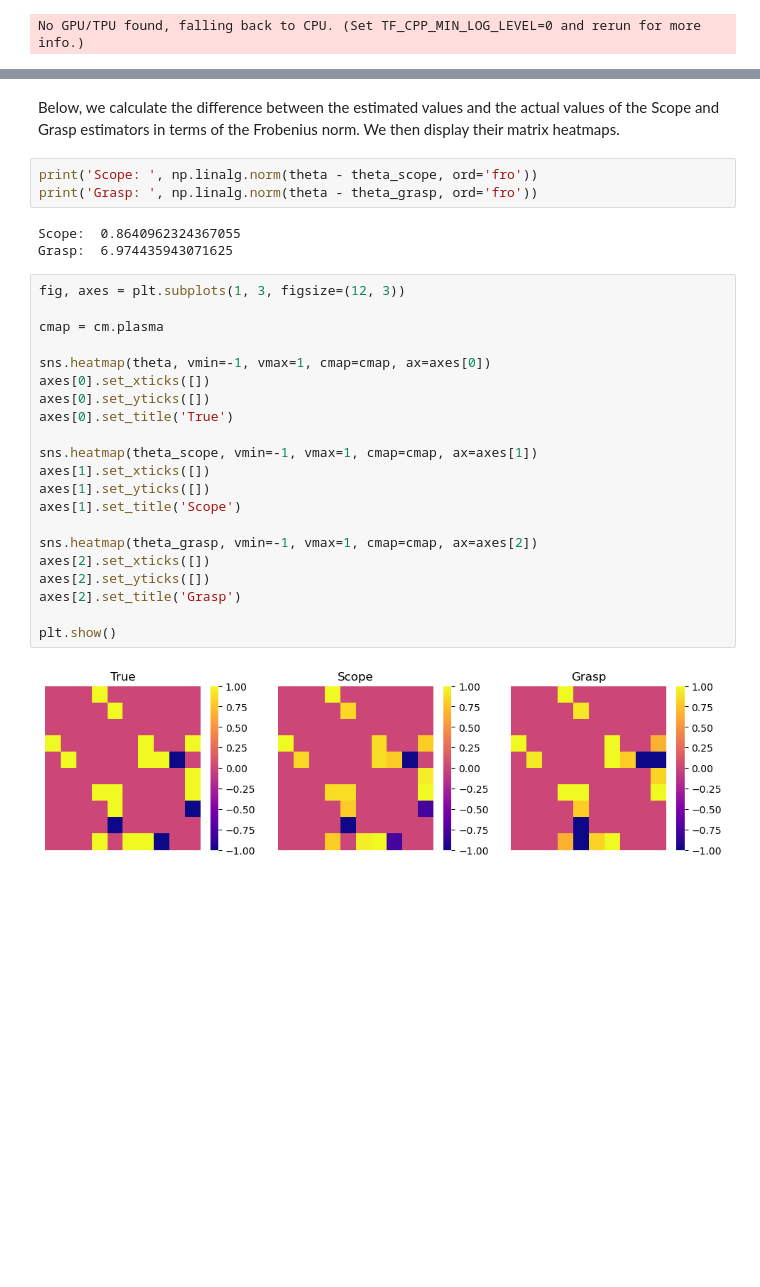
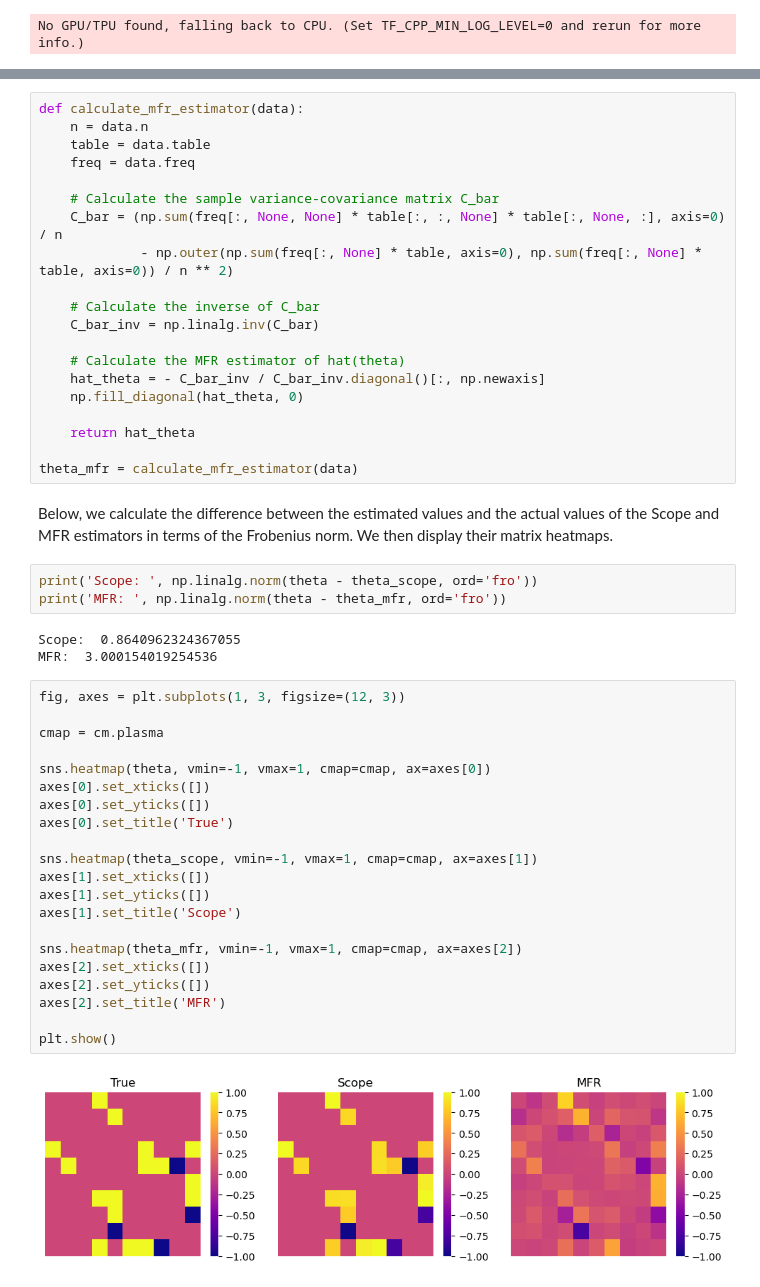
Before and after one commit to abess-team/skscope, a Jupyter notebook: docs/source/userguide/examples/Graphical Models/ising-model.ipynb, the cells around one changed output, grey strips where cells are left out. Cells and saved outputs as stored; diff of their text form; blank space fills up the shorter version.

```diff
--- a/docs/source/userguide/examples/Graphical Models/ising-model.ipynb
+++ b/docs/source/userguide/examples/Graphical Models/ising-model.ipynb
@@ -182,31 +171,51 @@ theta_grasp = np.where(
+# %%
+def calculate_mfr_estimator(data):
+    n = data.n
+    table = data.table
+    freq = data.freq
+
+    # Calculate the sample variance-covariance matrix C_bar
+    C_bar = (np.sum(freq[:, None, None] * table[:, :, None] * table[:, None, :], axis=0) / n
+             - np.outer(np.sum(freq[:, None] * table, axis=0), np.sum(freq[:, None] * table, axis=0)) / n ** 2)
+
+    # Calculate the inverse of C_bar
+    C_bar_inv = np.linalg.inv(C_bar)
+
+    # Calculate the MFR estimator of hat(theta)
+    hat_theta = - C_bar_inv / C_bar_inv.diagonal()[:, np.newaxis]
+    np.fill_diagonal(hat_theta, 0)
+
+    return hat_theta
+
+theta_mfr = calculate_mfr_estimator(data)
 # %% [markdown]
-Below, we calculate the difference between the estimated values and the actual values of the Scope and Grasp estimators in terms of the Frobenius norm. We then display their matrix heatmaps.
+Below, we calculate the difference between the estimated values and the actual values of the Scope and MFR estimators in terms of the Frobenius norm. We then display their matrix heatmaps.
 # %%
 print('Scope: ', np.linalg.norm(theta - theta_scope, ord='fro'))
-print('Grasp: ', np.linalg.norm(theta - theta_grasp, ord='fro'))
+print('MFR: ', np.linalg.norm(theta - theta_mfr, ord='fro'))
 # %% [output]
 Scope:  0.8640962324367055
-Grasp:  6.974435943071625
+MFR:  3.000154019254536
 # %%
 fig, axes = plt.subplots(1, 3, figsize=(12, 3))
 
 cmap = cm.plasma
 
 sns.heatmap(theta, vmin=-1, vmax=1, cmap=cmap, ax=axes[0])
 axes[0].set_xticks([])
 axes[0].set_yticks([])
 axes[0].set_title('True')
 
 sns.heatmap(theta_scope, vmin=-1, vmax=1, cmap=cmap, ax=axes[1])
 axes[1].set_xticks([])
 axes[1].set_yticks([])
 axes[1].set_title('Scope')
 
-sns.heatmap(theta_grasp, vmin=-1, vmax=1, cmap=cmap, ax=axes[2])
+sns.heatmap(theta_mfr, vmin=-1, vmax=1, cmap=cmap, ax=axes[2])
 axes[2].set_xticks([])
 axes[2].set_yticks([])
-axes[2].set_title('Grasp')
+axes[2].set_title('MFR')
 
 plt.show()
 # %% [output]
-[figure, old version]
+[figure, new version]
```
Also changed, not shown: parts of 5 cells of this notebook, 2 other files.
